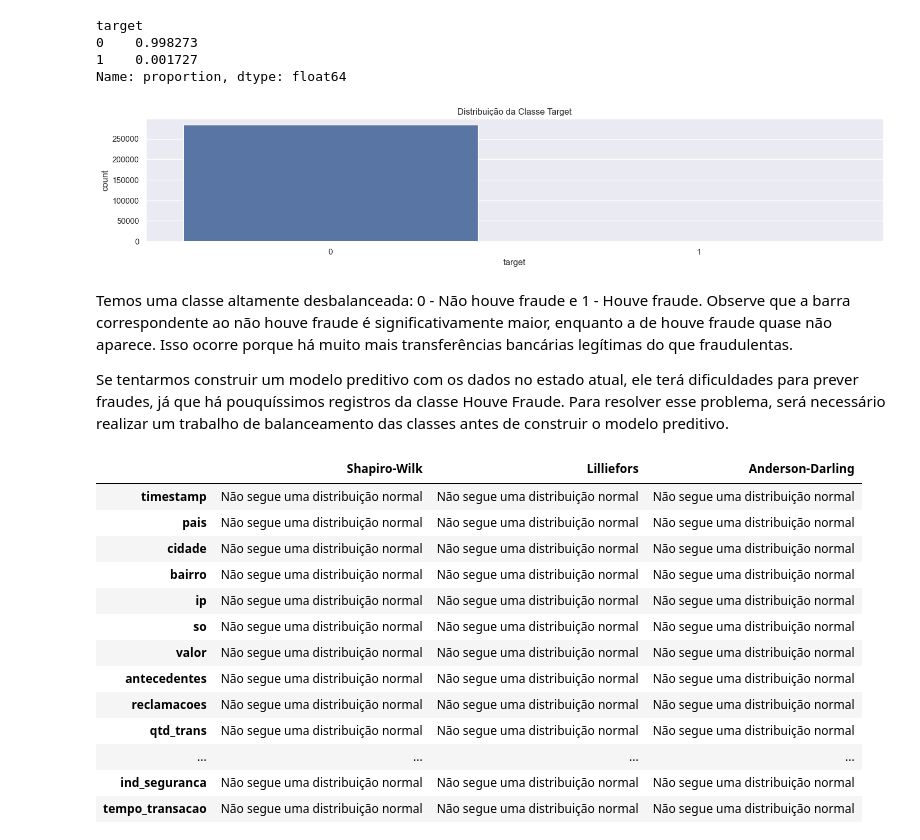
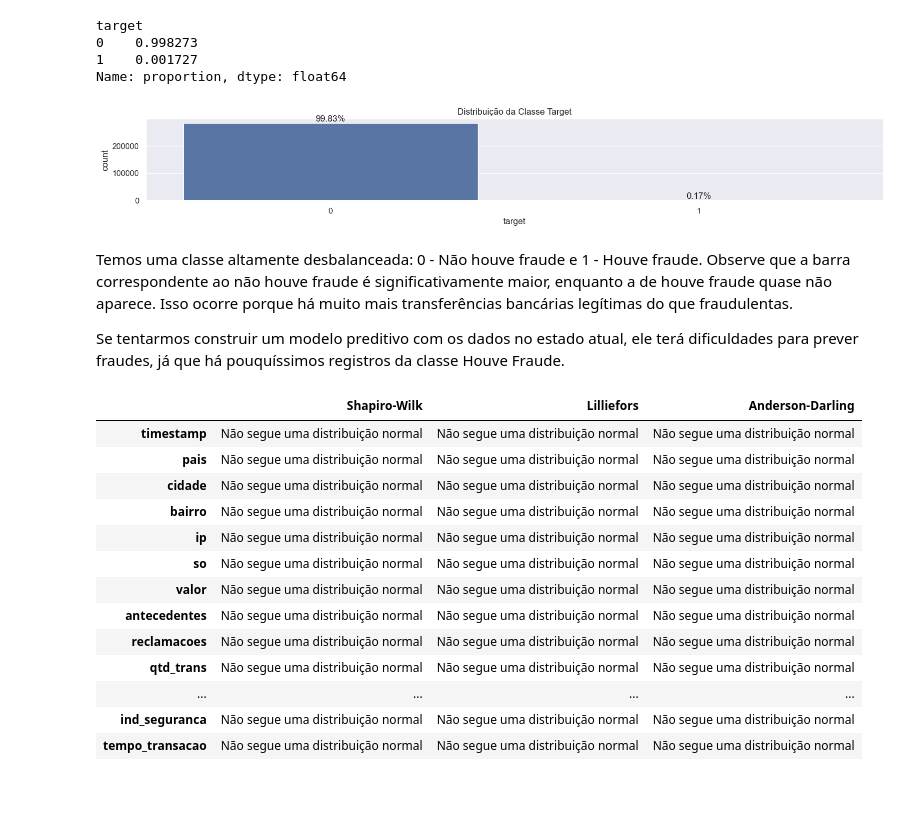
Before and after one commit to leonardonassibfonseca/deteccao_fraude, a Jupyter notebook: notebooks/projeto.ipynb, the cells around one changed output. Drawn from its saved outputs; the diff is of its cells as text; code cells hidden in the pictures; blank space fills up the shorter version.

```diff
--- a/notebooks/projeto.ipynb
+++ b/notebooks/projeto.ipynb
@@ -543,18 +592,30 @@ target
 0    0.998273
 1    0.001727
 Name: proportion, dtype: float64
-# %%
-plt.figure(figsize = (18, 3)) #Ajuste o tamanho conforme necessário
-
-sns.countplot(x = 'target', data = df4)
-plt.title('Distribuição da Classe Target')
-plt.show();
-# %% [output]
-[figure, removed]
+# %%
+plt.figure(figsize = (18, 2))  # Ajuste o tamanho conforme necessário
+ax = sns.countplot(x = 'target', data = df4)
+
+proporcoes = df4['target'].value_counts(normalize = True)
+
+# Adicionar as proporções em cada barra
+for p in ax.patches:
+    height = p.get_height()
+    width = p.get_width()
+    x_position = p.get_x() + width / 2  # posição horizontal do texto
+    y_position = height  # posição vertical do texto
+
+    # Coloca o texto com a proporção
+    ax.text(x_position, y_position, f'{height / len(df4):.2%}', ha="center", va="bottom")
+
+plt.title('Distribuição da Classe Target')
+plt.show();
+# %% [output]
+[figure, added]
 # %% [markdown]
 Temos uma classe altamente desbalanceada: 0 - Não houve fraude e 1 - Houve fraude. Observe que a barra correspondente ao não houve fraude é significativamente maior, enquanto a de houve fraude quase não aparece. Isso ocorre porque há muito mais transferências bancárias legítimas do que fraudulentas.
 
-Se tentarmos construir um modelo preditivo com os dados no estado atual, ele terá dificuldades para prever fraudes, já que há pouquíssimos registros da classe Houve Fraude. Para resolver esse problema, será necessário realizar um trabalho de balanceamento das classes antes de construir o modelo preditivo.
+Se tentarmos construir um modelo preditivo com os dados no estado atual, ele terá dificuldades para prever fraudes, já que há pouquíssimos registros da classe Houve Fraude.
 # %%
 analise_normalidade(df4)
 # %% [output]
```
Also changed, not shown: parts of 40 cells of this notebook.
